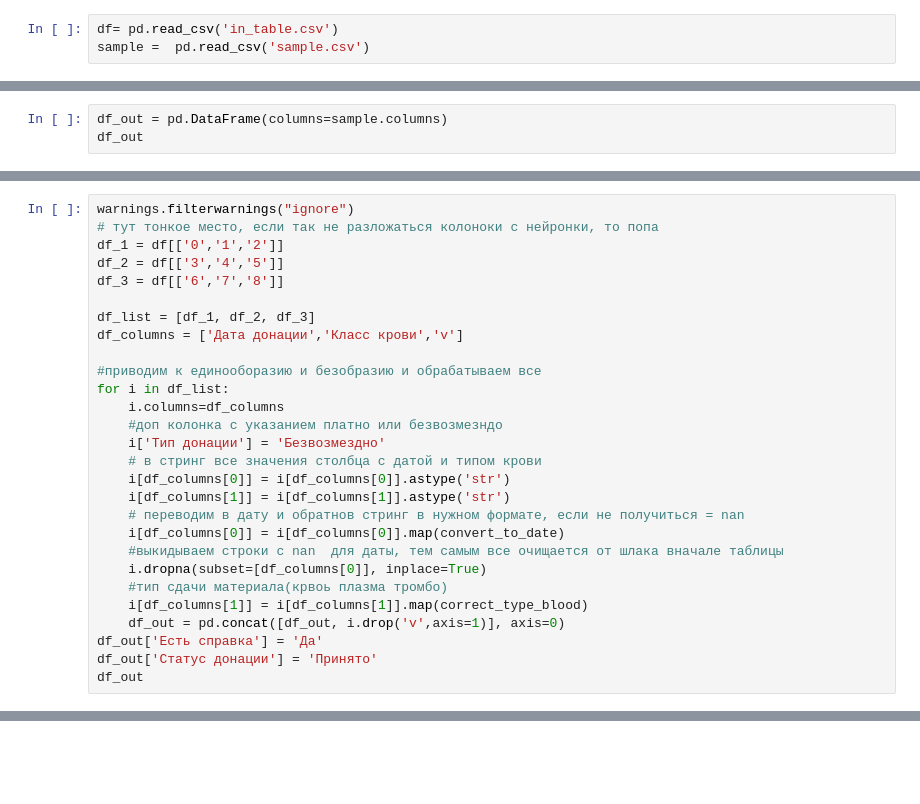
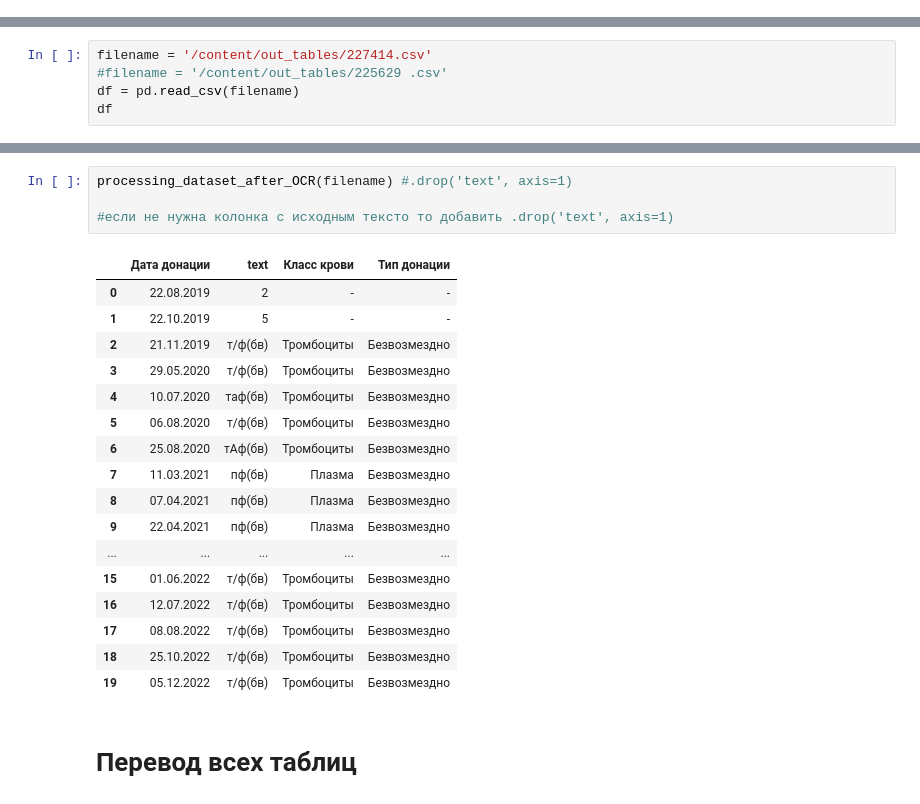
Before and after one commit to Eugene-Glukhov/OCR_DonorSearch, a Jupyter notebook: OCR_transform_dataset.ipynb, the cells around one changed output, grey strips where cells are left out. Drawn from its saved outputs; the diff is of its cells as text; blank space fills up the shorter version.

```diff
--- a/OCR_transform_dataset.ipynb
+++ b/OCR_transform_dataset.ipynb
@@ -9,3 +13,0 @@ PATH = {}
-# %%
-df= pd.read_csv('in_table.csv')
-sample =  pd.read_csv('sample.csv')
@@ -31,3 +13,0 @@ sample.head()
-# %%
-df_out = pd.DataFrame(columns=sample.columns)
-df_out
@@ -56,28 +13,0 @@ def correct_type_blood(string):
-# %%
-warnings.filterwarnings("ignore")
-# тут тонкое место, если так не разложаться колоноки с нейронки, то попа
-df_1 = df[['0','1','2']]
-df_2 = df[['3','4','5']]
-df_3 = df[['6','7','8']]
-
-df_list = [df_1, df_2, df_3]
-df_columns = ['Дата донации','Класс крови','v']
-
-#приводим к единооборазию и безобразию и обрабатываем все
-for i in df_list:
-    i.columns=df_columns
-    #доп колонка с указанием платно или безвозмезндо
-    i['Тип донации'] = 'Безвозмездно'
-    # в стринг все значения столбца с датой и типом крови
-    i[df_columns[0]] = i[df_columns[0]].astype('str')
-    i[df_columns[1]] = i[df_columns[1]].astype('str')
-    # переводим в дату и обратнов стринг в нужном формате, если не получиться = nan
-    i[df_columns[0]] = i[df_columns[0]].map(convert_to_date)
-    #выкидываем строки с nan  для даты, тем самым все очищается от шлака вначале таблицы
-    i.dropna(subset=[df_columns[0]], inplace=True)
-    #тип сдачи материала(крвоь плазма тромбо)
-    i[df_columns[1]] = i[df_columns[1]].map(correct_type_blood)
-    df_out = pd.concat([df_out, i.drop('v',axis=1)], axis=0)
-df_out['Есть справка'] = 'Да'
-df_out['Статус донации'] = 'Принято'
-df_out
@@ -96,0 +134,5 @@ df_out.to_csv('out_table.csv', index=True)
+# %%
+filename = '/content/out_tables/227414.csv'
+#filename = '/content/out_tables/225629 .csv'
+df = pd.read_csv(filename)
+df
@@ -96,0 +153,24 @@ df_out.to_csv('out_table.csv', index=True)
+# %%
+processing_dataset_after_OCR(filename) #.drop('text', axis=1)
+
+#если не нужна колонка с исходным тексто то добавить .drop('text', axis=1)
+# %% [output]
+|  | Дата донации | text | Класс крови | Тип донации |
+| 0 | 22.08.2019 | 2 | - | - |
+| 1 | 22.10.2019 | 5 | - | - |
+| 2 | 21.11.2019 | т/ф(бв) | Тромбоциты | Безвозмездно |
+| 3 | 29.05.2020 | т/ф(бв) | Тромбоциты | Безвозмездно |
+| 4 | 10.07.2020 | таф(бв) | Тромбоциты | Безвозмездно |
+| 5 | 06.08.2020 | т/ф(бв) | Тромбоциты | Безвозмездно |
+| 6 | 25.08.2020 | тАф(бв) | Тромбоциты | Безвозмездно |
+| 7 | 11.03.2021 | пф(бв) | Плазма | Безвозмездно |
+| 8 | 07.04.2021 | пф(бв) | Плазма | Безвозмездно |
+| 9 | 22.04.2021 | пф(бв) | Плазма | Безвозмездно |
+| ... | ... | ... | ... | ... |
+| 15 | 01.06.2022 | т/ф(бв) | Тромбоциты | Безвозмездно |
+| 16 | 12.07.2022 | т/ф(бв) | Тромбоциты | Безвозмездно |
+| 17 | 08.08.2022 | т/ф(бв) | Тромбоциты | Безвозмездно |
+| 18 | 25.10.2022 | т/ф(бв) | Тромбоциты | Безвозмездно |
+| 19 | 05.12.2022 | т/ф(бв) | Тромбоциты | Безвозмездно |
+# %% [markdown]
+# Перевод всех таблиц
```
Also changed, not shown: parts of 14 cells of this notebook, 18 other files.
